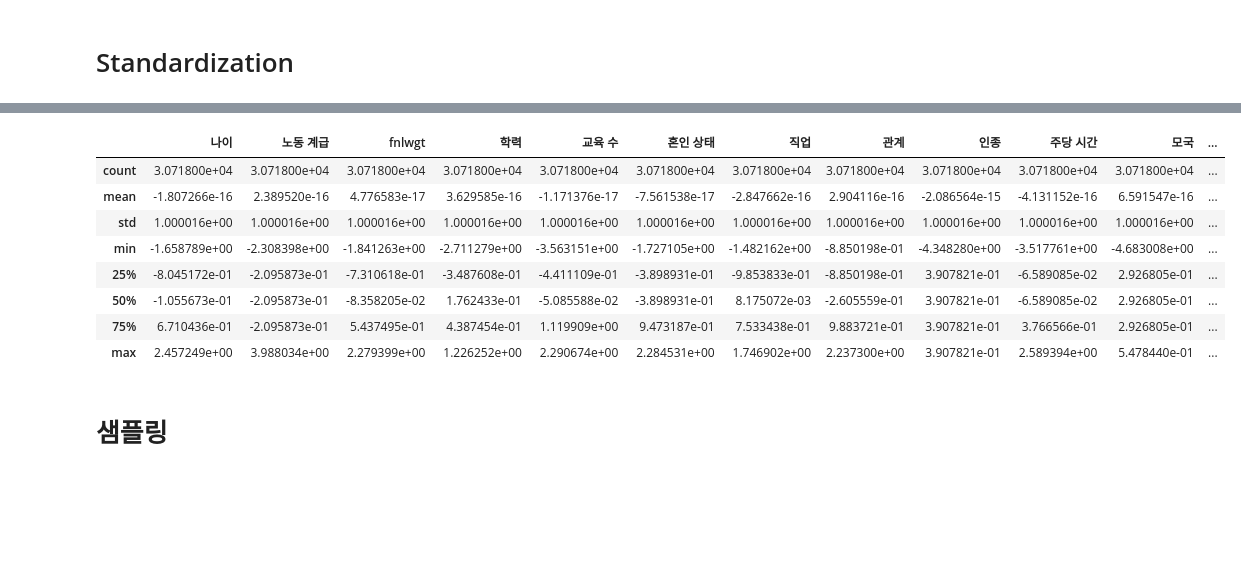
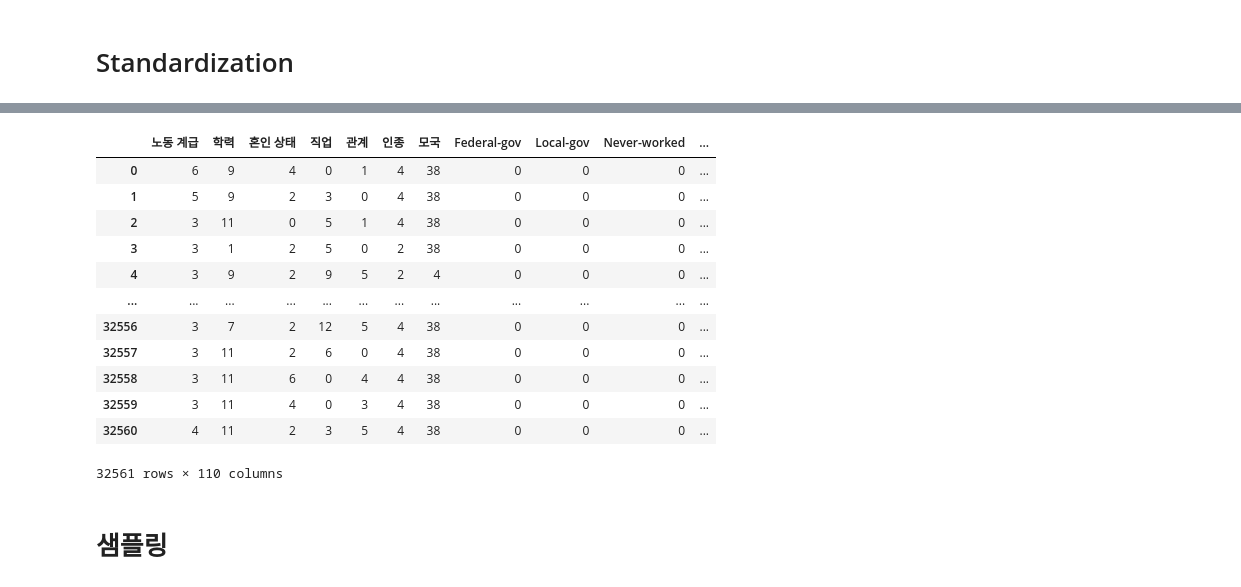
Before and after one commit to hanbyeol-cloud/2021-bigdata-learn, a Jupyter notebook: human_sex_prediction.ipynb, the cells around one changed output, grey strips where cells are left out. Drawn from its saved outputs; the diff is of its cells as text; code cells hidden in the pictures; blank space fills up the shorter version.

```diff
--- a/human_sex_prediction.ipynb
+++ b/human_sex_prediction.ipynb
@@ -290,5 +298,7 @@ memory usage: 1.7 MB
 # %% [markdown]
 # Normalization
+# %%
+htX_x=htX.loc[:,['주당 시간','주당 시간별','나이','나이대','fnlwgt','fnlwgt2','교육 수']]
 # %%
 scaler = MinMaxScaler()
 scaler.fit(htX)
@@ -317,6 +329,6 @@ htX.describe().T
 # Standardization
 # %%
 scaler = StandardScaler()
-scaler.fit(htX)
-x = scaler.transform(htX)
-htX = pd.DataFrame(x, columns=htX.columns)
+scaler.fit(htX_x)
+x = scaler.transform(htX_x)
+htX_x = pd.DataFrame(x, columns=htX_x.columns)
@@ -323,15 +346,23 @@ htX = pd.DataFrame(x, columns=htX.columns)
+# %%
+htX.drop(['주당 시간','주당 시간별','나이','나이대','fnlwgt','fnlwgt2','교육 수'],axis=1,inplace=True)
+# %%
+htX = pd.concat([htX,htX_x],axis=1)
 # %%
-htX.describe()
+htX
 # %% [output]
-|  | 나이 | 노동 계급 | fnlwgt | 학력 | 교육 수 | 혼인 상태 | 직업 | 관계 | 인종 | 주당 시간 | 모국 | ... |
-| count | 3.071800e+04 | 3.071800e+04 | 3.071800e+04 | 3.071800e+04 | 3.071800e+04 | 3.071800e+04 | 3.071800e+04 | 3.071800e+04 | 3.071800e+04 | 3.071800e+04 | 3.071800e+04 | ... |
-| mean | -1.807266e-16 | 2.389520e-16 | 4.776583e-17 | 3.629585e-16 | -1.171376e-17 | -7.561538e-17 | -2.847662e-16 | 2.904116e-16 | -2.086564e-15 | -4.131152e-16 | 6.591547e-16 | ... |
-| std | 1.000016e+00 | 1.000016e+00 | 1.000016e+00 | 1.000016e+00 | 1.000016e+00 | 1.000016e+00 | 1.000016e+00 | 1.000016e+00 | 1.000016e+00 | 1.000016e+00 | 1.000016e+00 | ... |
-| min | -1.658789e+00 | -2.308398e+00 | -1.841263e+00 | -2.711279e+00 | -3.563151e+00 | -1.727105e+00 | -1.482162e+00 | -8.850198e-01 | -4.348280e+00 | -3.517761e+00 | -4.683008e+00 | ... |
-| 25% | -8.045172e-01 | -2.095873e-01 | -7.310618e-01 | -3.487608e-01 | -4.411109e-01 | -3.898931e-01 | -9.853833e-01 | -8.850198e-01 | 3.907821e-01 | -6.589085e-02 | 2.926805e-01 | ... |
-| 50% | -1.055673e-01 | -2.095873e-01 | -8.358205e-02 | 1.762433e-01 | -5.085588e-02 | -3.898931e-01 | 8.175072e-03 | -2.605559e-01 | 3.907821e-01 | -6.589085e-02 | 2.926805e-01 | ... |
-| 75% | 6.710436e-01 | -2.095873e-01 | 5.437495e-01 | 4.387454e-01 | 1.119909e+00 | 9.473187e-01 | 7.533438e-01 | 9.883721e-01 | 3.907821e-01 | 3.766566e-01 | 2.926805e-01 | ... |
-| max | 2.457249e+00 | 3.988034e+00 | 2.279399e+00 | 1.226252e+00 | 2.290674e+00 | 2.284531e+00 | 1.746902e+00 | 2.237300e+00 | 3.907821e-01 | 2.589394e+00 | 5.478440e-01 | ... |
+|  | 노동 계급 | 학력 | 혼인 상태 | 직업 | 관계 | 인종 | 모국 | Federal-gov | Local-gov | Never-worked | ... |
+| 0 | 6 | 9 | 4 | 0 | 1 | 4 | 38 | 0 | 0 | 0 | ... |
+| 1 | 5 | 9 | 2 | 3 | 0 | 4 | 38 | 0 | 0 | 0 | ... |
+| 2 | 3 | 11 | 0 | 5 | 1 | 4 | 38 | 0 | 0 | 0 | ... |
+| 3 | 3 | 1 | 2 | 5 | 0 | 2 | 38 | 0 | 0 | 0 | ... |
+| 4 | 3 | 9 | 2 | 9 | 5 | 2 | 4 | 0 | 0 | 0 | ... |
+| ... | ... | ... | ... | ... | ... | ... | ... | ... | ... | ... | ... |
+| 32556 | 3 | 7 | 2 | 12 | 5 | 4 | 38 | 0 | 0 | 0 | ... |
+| 32557 | 3 | 11 | 2 | 6 | 0 | 4 | 38 | 0 | 0 | 0 | ... |
+| 32558 | 3 | 11 | 6 | 0 | 4 | 4 | 38 | 0 | 0 | 0 | ... |
+| 32559 | 3 | 11 | 4 | 0 | 3 | 4 | 38 | 0 | 0 | 0 | ... |
+| 32560 | 4 | 11 | 2 | 3 | 5 | 4 | 38 | 0 | 0 | 0 | ... |
+32561 rows × 110 columns
 # %% [markdown]
 # 샘플링
 # %% [markdown]
```
Also changed, not shown: parts of 73 cells of this notebook.
